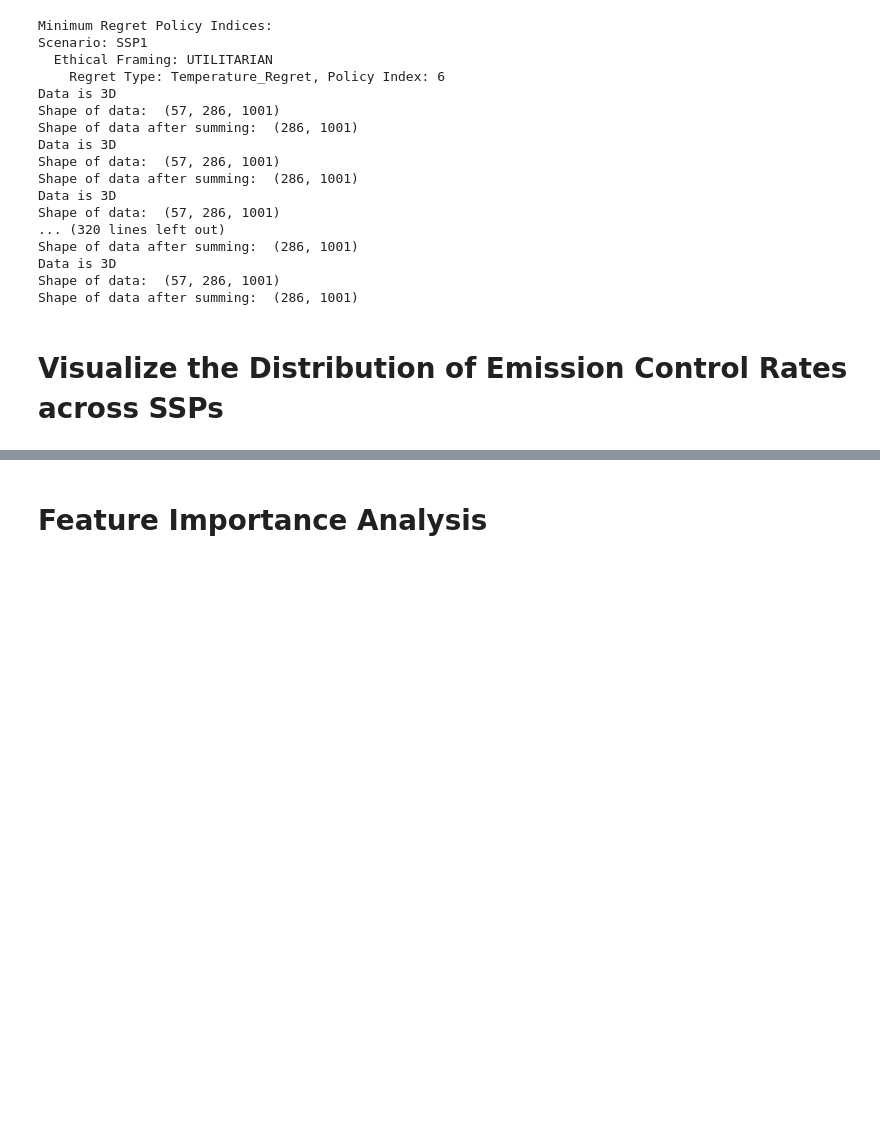
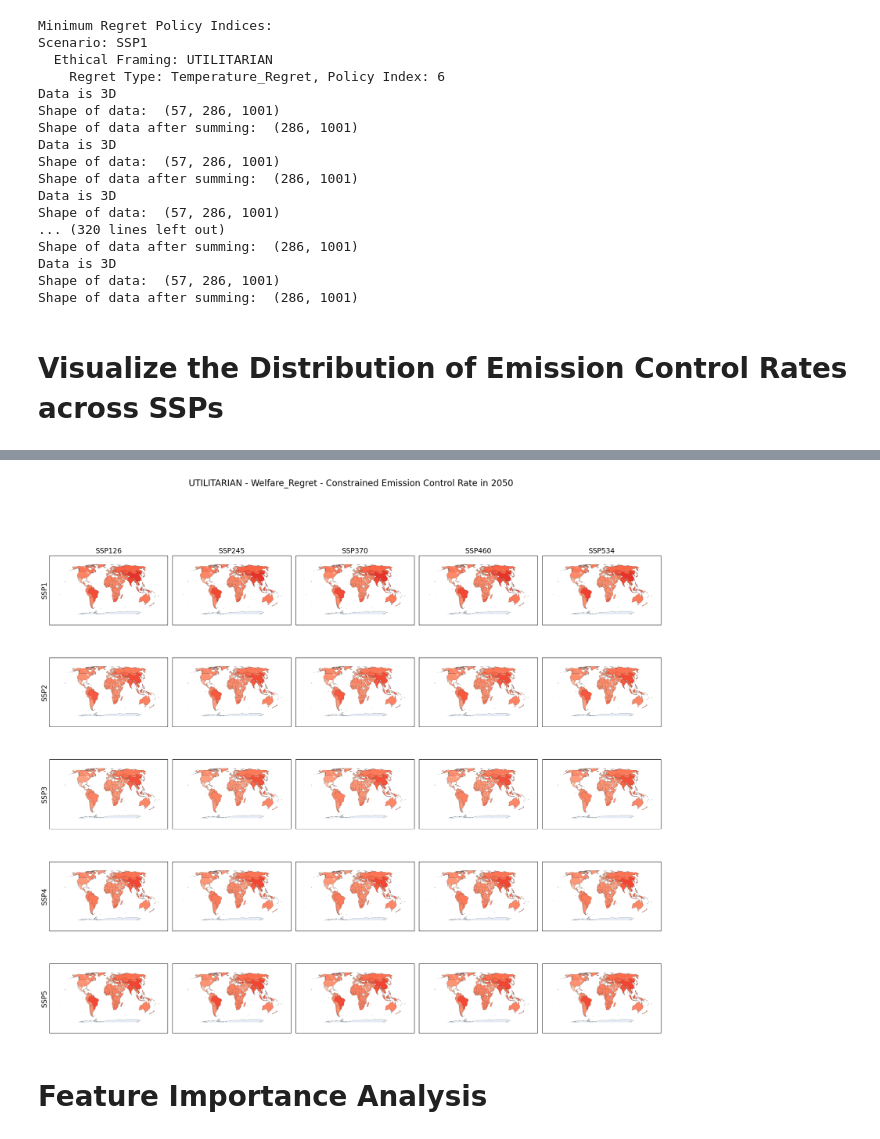
Before and after one commit to aleksandra-and/JUSTICE, a Jupyter notebook: third_paper_visualizations.ipynb, the cells around one changed output, grey strips where cells are left out. Cells and saved outputs as stored; diff of their text form; code cells hidden in the pictures; blank space fills up the shorter version.

Commit message:
minor updates on the visualizer code

```diff
--- a/third_paper_visualizations.ipynb
+++ b/third_paper_visualizations.ipynb
@@ -563,3 +564,78 @@ Taking average over the last dimension.
+# %%
+# This code generates a 5x5 grid of choropleth plots.
+# Rows correspond to reference_scenarios and columns to ssps.
+# We add rotated row labels on the left and keep column labels on top.
+
+import matplotlib.pyplot as plt
+import matplotlib.image as mpimg
+import os
+import json
+
+regret_type = "Welfare_Regret"  # or "Welfare_Regret" "Temperature_Regret"
+ethical_framing = "UTILITARIAN"  # or "UTILITARIAN"
+
+fig, axs = plt.subplots(5, 5, figsize=(20, 20))
+
+# Row labels (left side) correspond to reference scenarios
+reference_scenarios = ["SSP1", "SSP2", "SSP3", "SSP4", "SSP5"]
+# Column headers (top) correspond to SSPs
+ssps = ["SSP126", "SSP245", "SSP370", "SSP460", "SSP534"]
+
+base_path = "data/temporary/NU_DATA/mmBorg/plots/"
+
+# Read the json file with min regret policy indices
+with open("data/temporary/NU_DATA/mmBorg/min_regret_policy_indices.json", "r") as f:
+    loaded_min_regret_policy_indices = json.load(f)
+
+# Fill the grid with the plots
+for i, scenario in enumerate(reference_scenarios):
+    for j, ssp in enumerate(ssps):
+        policy_index = loaded_min_regret_policy_indices[scenario][ethical_framing][regret_type]
+        # Example file name: PRIORITARIAN_ref_SSP1_Welfare_Regret_idx0_SSP534_rate2050.png
+        file_name = f"{ethical_framing}_ref_{scenario}_{regret_type}_idx{policy_index}_{ssp}_rate2050.png"
+        img_path = os.path.join(base_path, file_name)
+
+        try:
+            img = mpimg.imread(img_path)
+        except FileNotFoundError:
+            print(f"Warning: missing {img_path}")
+            continue
+
+        ax = axs[i, j]
+        ax.imshow(img)
+
+        # Do not turn the axis completely off; hide only the ticks for a clean look
+        ax.set_xticks([])
+        ax.set_yticks([])
+
+        # Column headers (SSP names) on the top row
+        if i == 0:
+            ax.set_title(ssp, fontsize=16)
+
+        # Row labels on the left (will be set below)
+
+# Row labels on the left (rotated 90 degrees by default)
+for i, scenario in enumerate(reference_scenarios):
+    axs[i, 0].set_ylabel(scenario, fontsize=16)
+
+# Improve layout and give space for left labels
+plt.subplots_adjust(left=0.28, right=0.98, top=0.95, bottom=0.08)
+
+# Optional: only show outer labels (keeps the left column labels visible)
+for ax in axs.flat:
+    ax.label_outer()
+
+plt.suptitle(f"{ethical_framing} - {regret_type} - Constrained Emission Control Rate in 2050", fontsize=20)
+
+# Use tight_layout with a rect to avoid overlapping the suptitle
+plt.tight_layout(rect=[0, 0.03, 1, 0.95])
+
+# Save and display
+output_pdf = os.path.join(base_path, f"{ethical_framing}_{regret_type}_constrained_emission_control_rate_2050_matrix.pdf")
+plt.savefig(output_pdf)
+plt.show()
+# %% [output]
+[figure, added]
 # %% [markdown]
 # Feature Importance Analysis
 # %%
```
Also changed, not shown: parts of 5 cells of this notebook, 2 other files.
